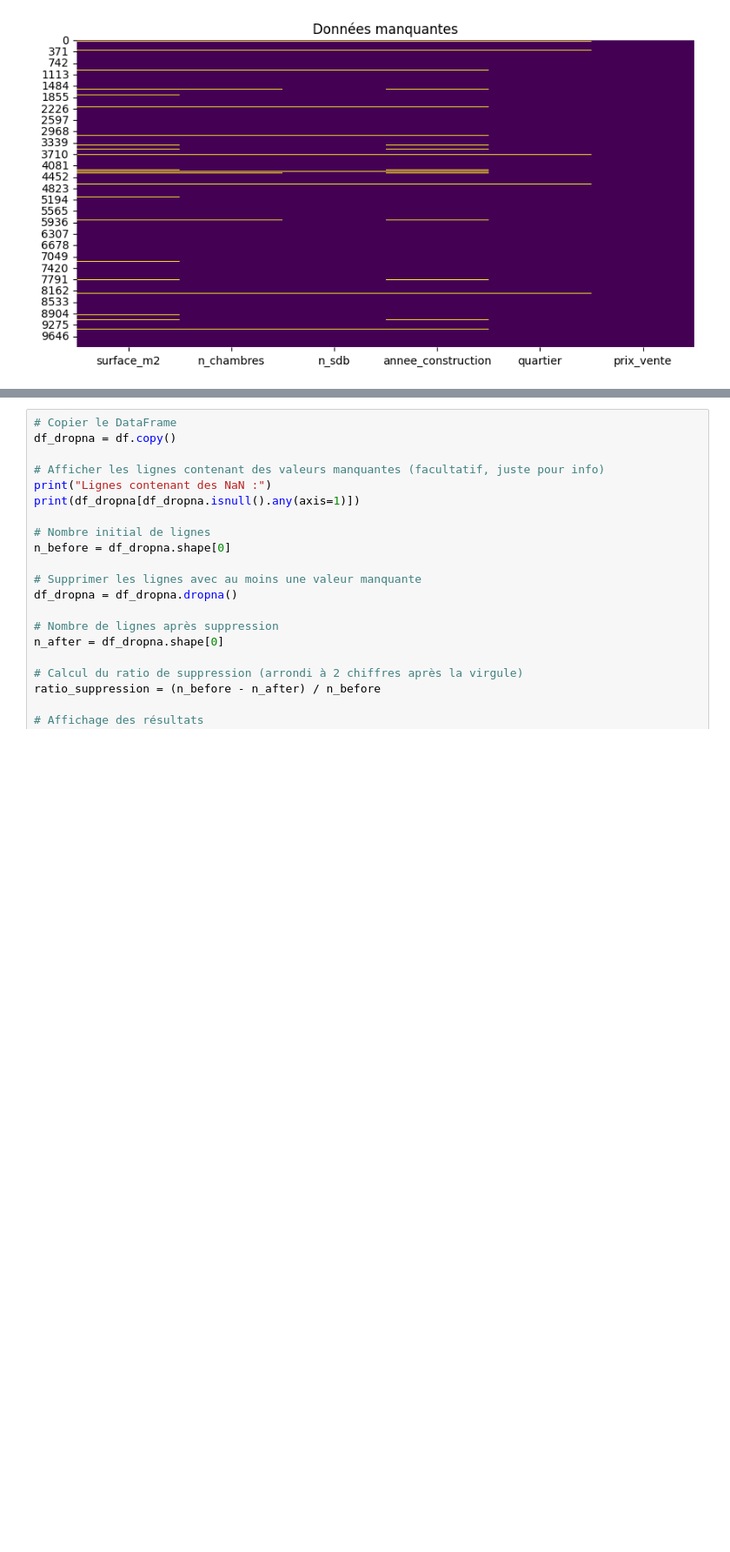
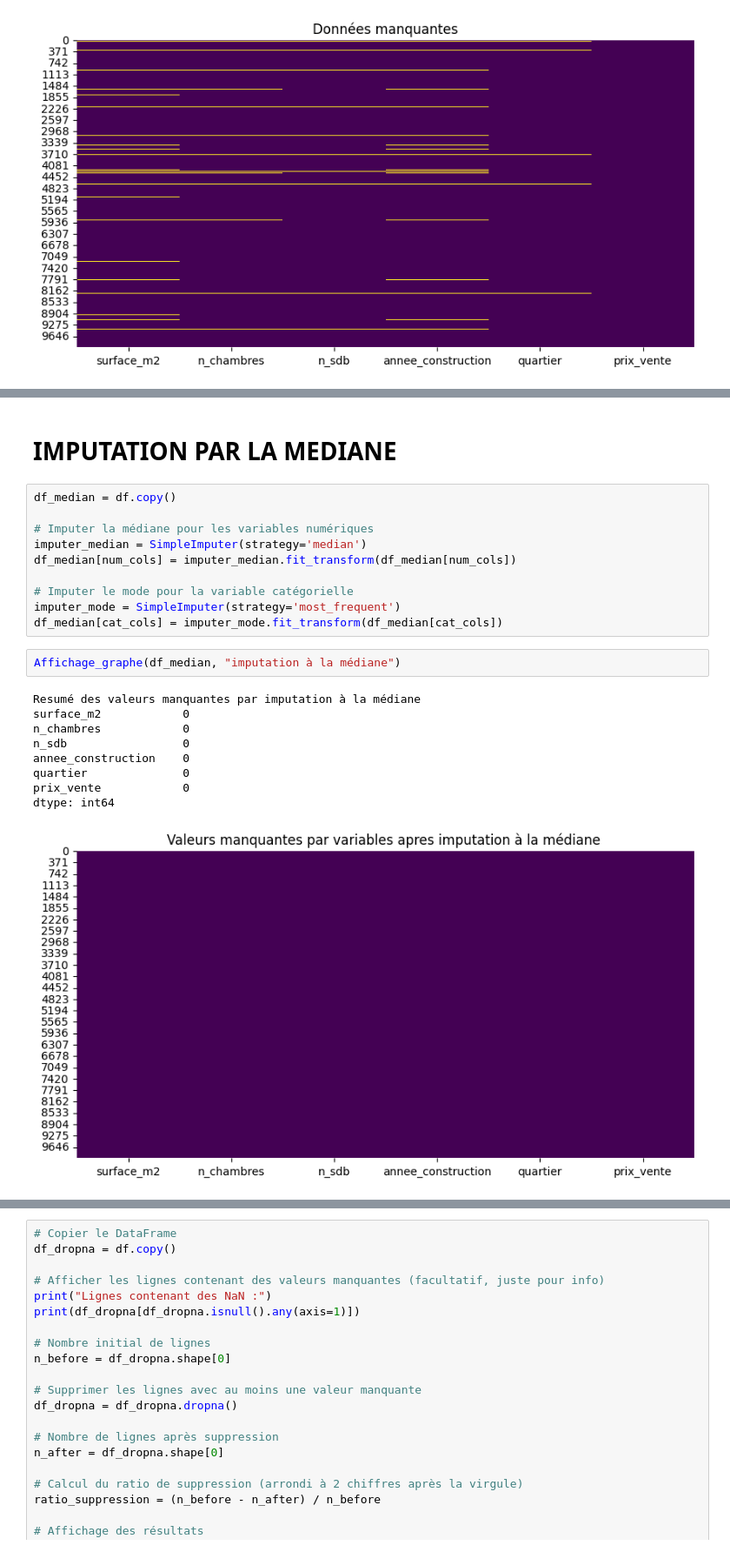
Before and after one commit to aboudoulaye/ACP, a Jupyter notebook: housepriceswithmissing/withmissing.ipynb, the cells around one changed output, grey strips where cells are left out. Shown at 87% size. Saved outputs shown, nothing was run; the diff lists cells and outputs as text; blank space fills up the shorter version.

```diff
--- a/housepriceswithmissing/withmissing.ipynb
+++ b/housepriceswithmissing/withmissing.ipynb
@@ -209,0 +210,24 @@ df_dropna[df_dropna.isnull().any(axis=1)]
+# %% [markdown]
+# IMPUTATION PAR LA MEDIANE
+# %%
+df_median = df.copy()
+
+# Imputer la médiane pour les variables numériques
+imputer_median = SimpleImputer(strategy='median')
+df_median[num_cols] = imputer_median.fit_transform(df_median[num_cols])
+
+# Imputer le mode pour la variable catégorielle
+imputer_mode = SimpleImputer(strategy='most_frequent')
+df_median[cat_cols] = imputer_mode.fit_transform(df_median[cat_cols])
+# %%
+Affichage_graphe(df_median, "imputation à la médiane")
+# %% [output]
+Resumé des valeurs manquantes par imputation à la médiane
+surface_m2            0
+n_chambres            0
+n_sdb                 0
+annee_construction    0
+quartier              0
+prix_vente            0
+dtype: int64
+[figure, added]
```
Also changed, not shown: parts of 49 cells of this notebook, 8 other files.
